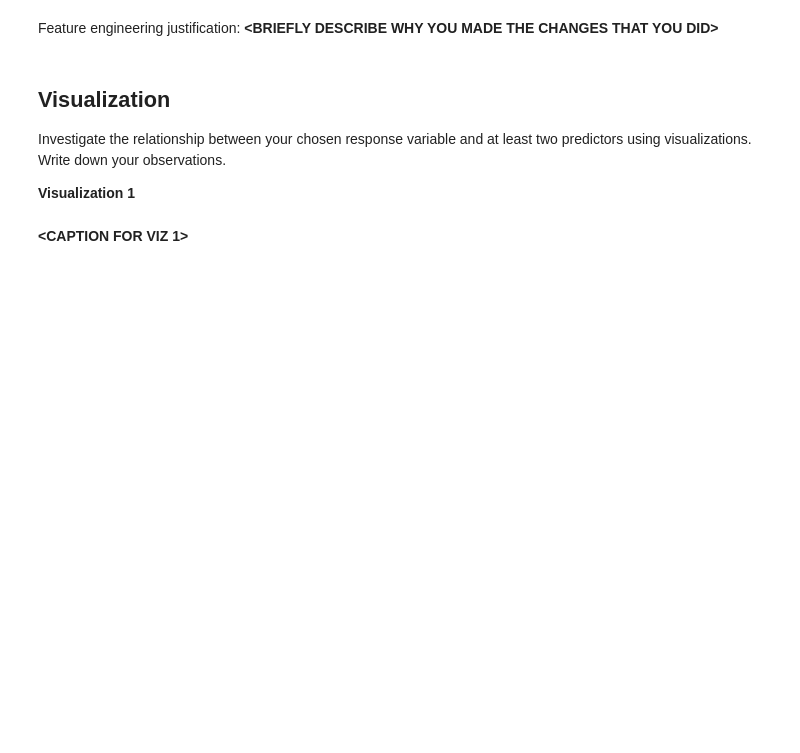
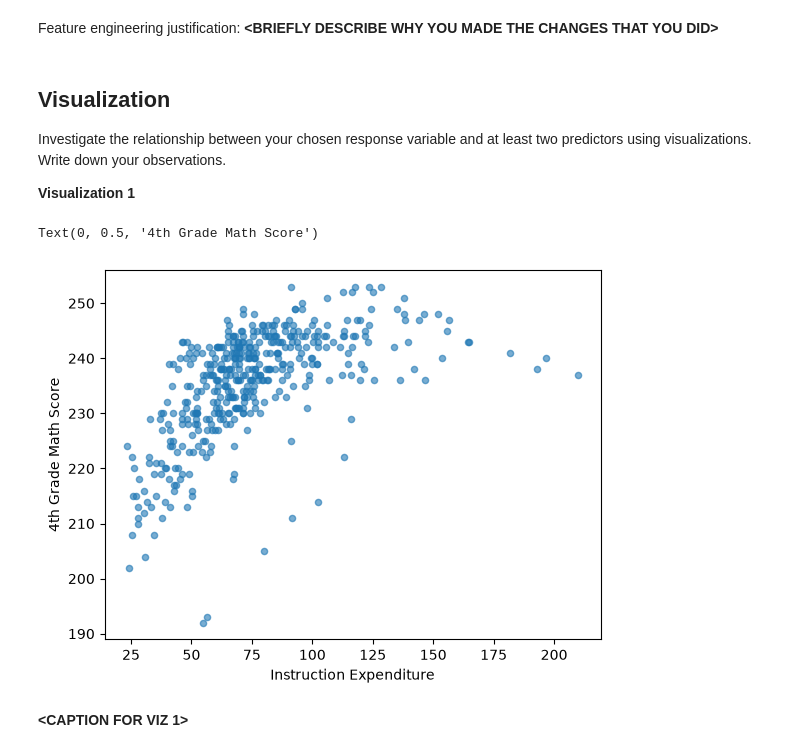
Before and after one commit to ruchikansikligar-sys/MDST, a Jupyter notebook: MDST-Onboarding-main/tutorial1/checkpoint1.ipynb, the cells around one changed output. Saved outputs shown, nothing was run; the diff lists cells and outputs as text; code cells hidden in the pictures; blank space fills up the shorter version.

```diff
--- a/MDST-Onboarding-main/tutorial1/checkpoint1.ipynb
+++ b/MDST-Onboarding-main/tutorial1/checkpoint1.ipynb
@@ -99,3 +146,8 @@ Use this space to modify or create features.
+# %%
+# @@@ 5
+df['INSTRUCTION_EXPENDITURE_PER_STUDENT'] = df['INSTRUCTION_EXPENDITURE'] / df['GRADES_4_G']
+
+# want to test whether a state's instruction expenditure per student in 4th grade affects their overall academic performance.
 # %% [markdown]
 Feature engineering justification: **<BRIEFLY DESCRIBE WHY YOU MADE THE CHANGES THAT YOU DID\>**
 # %% [markdown]
@@ -109,3 +159,13 @@ Investigate the relationship between your chosen response variable and at least
+# %%
+# @@@ 6
+df.plot.scatter(x='INSTRUCTION_EXPENDITURE_PER_STUDENT', y='AVG_MATH_4_SCORE', alpha=0.6)
+plt.xlabel('Instruction Expenditure')
+plt.ylabel('4th Grade Math Score')
+
+#somewhat strong correlation between instruction expenditure per student in 4th grade and 4th grade math scores
+# %% [output]
+Text(0, 0.5, '4th Grade Math Score')
+[figure, added]
 # %% [markdown]
 **<CAPTION FOR VIZ 1>**
 # %% [markdown]
```
Also changed, not shown: parts of 21 cells of this notebook, 3 other files.
